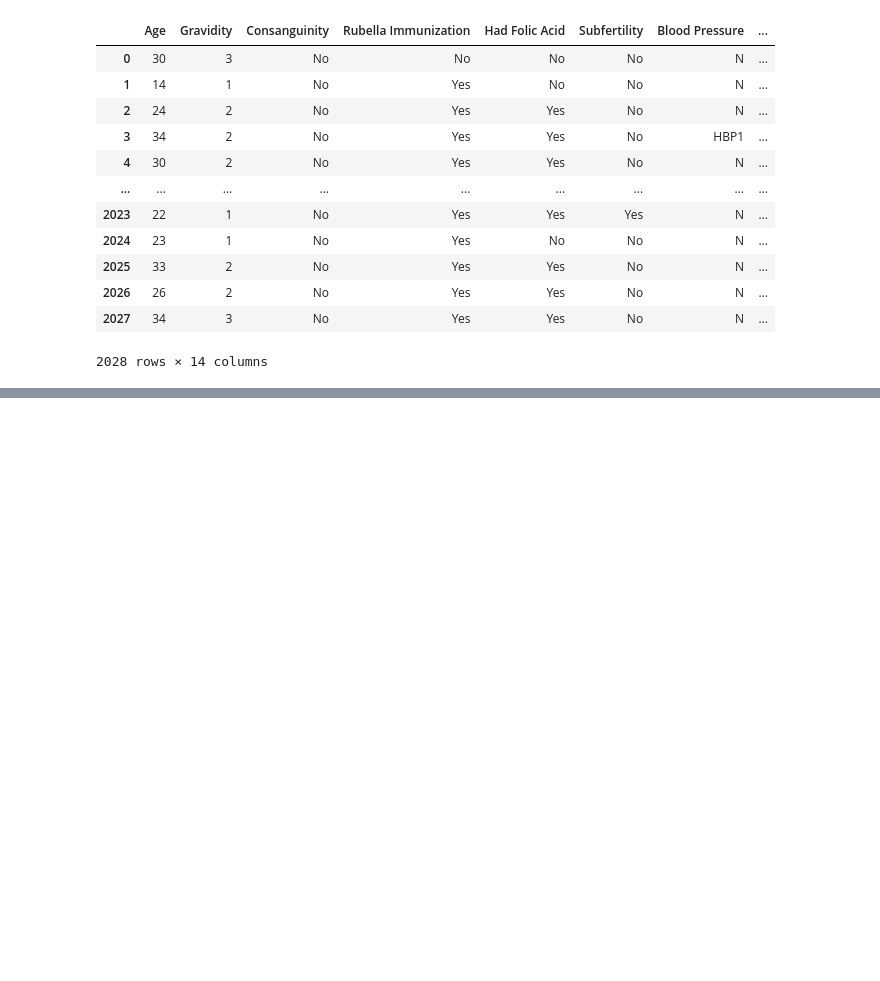
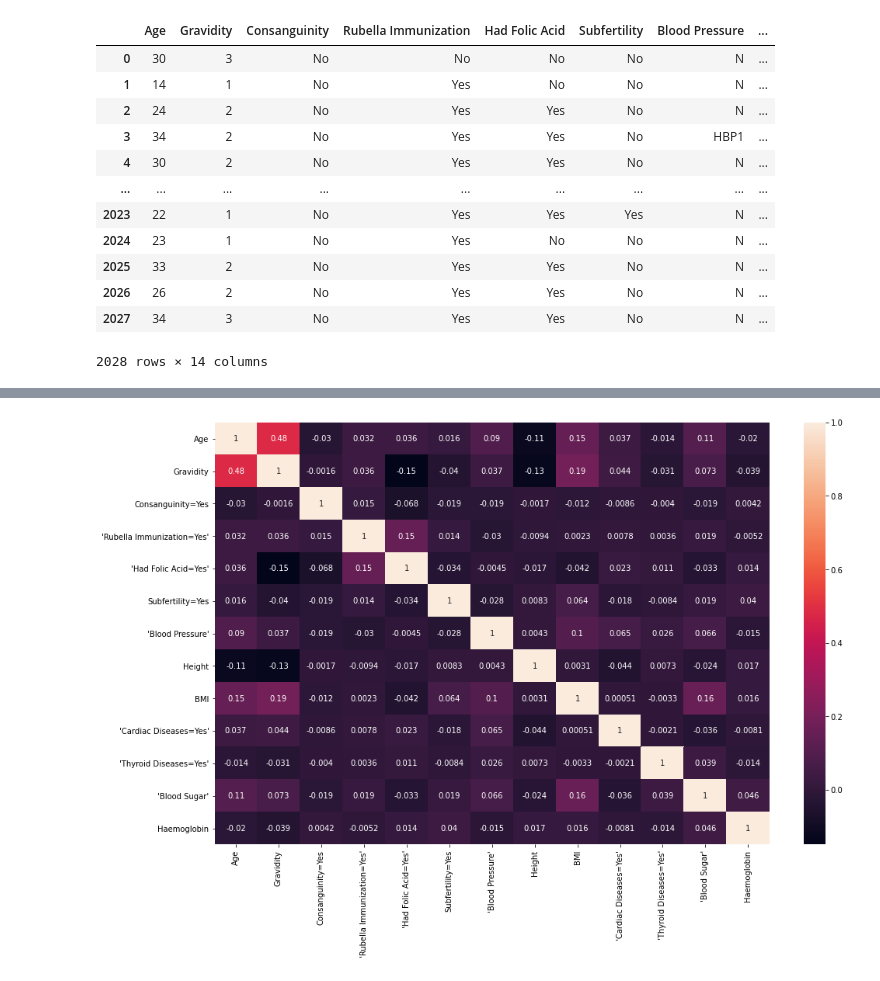
Before and after one commit to UmeshikaThathsarani/PregRed, a Jupyter notebook: Pregred_Umeshika.ipynb, the cells around one changed output, grey strips where cells are left out. Drawn from its saved outputs; the diff is of its cells as text; code cells hidden in the pictures; blank space fills up the shorter version.

```diff
--- a/Pregred_Umeshika.ipynb
+++ b/Pregred_Umeshika.ipynb
@@ -275,0 +283,4 @@ df5
+# %%
+#read normalized dataset
+df6 = pd.read_csv('/content/Colabs_PregRed_Normalized_Dataset.csv')
+df6
@@ -275,0 +319,7 @@ df5
+# %%
+#visualizing the correlations
+plt.figure(figsize=(16,10))
+sns.heatmap(df6.corr(), annot=True)
+plt.show()
+# %% [output]
+[figure, added]
```
Also changed, not shown: parts of 6 cells of this notebook.
